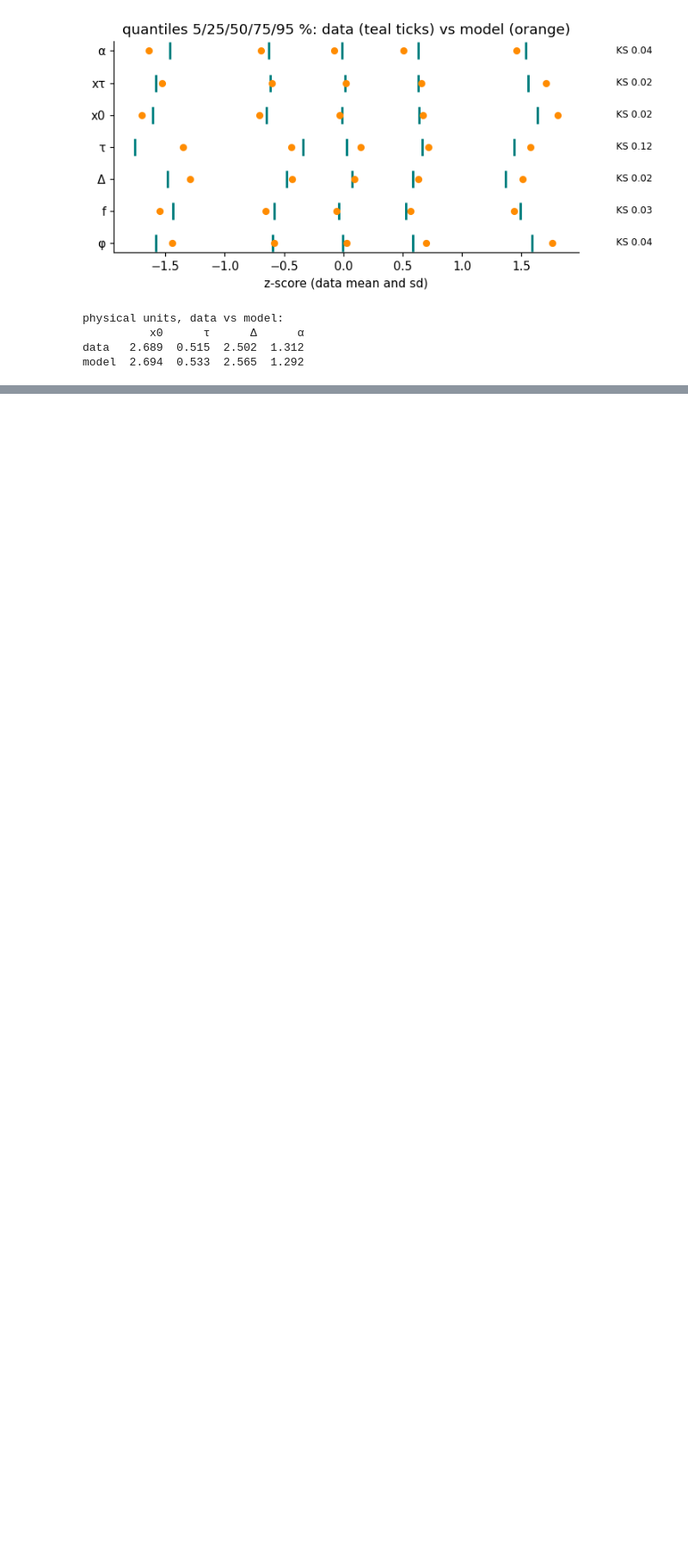
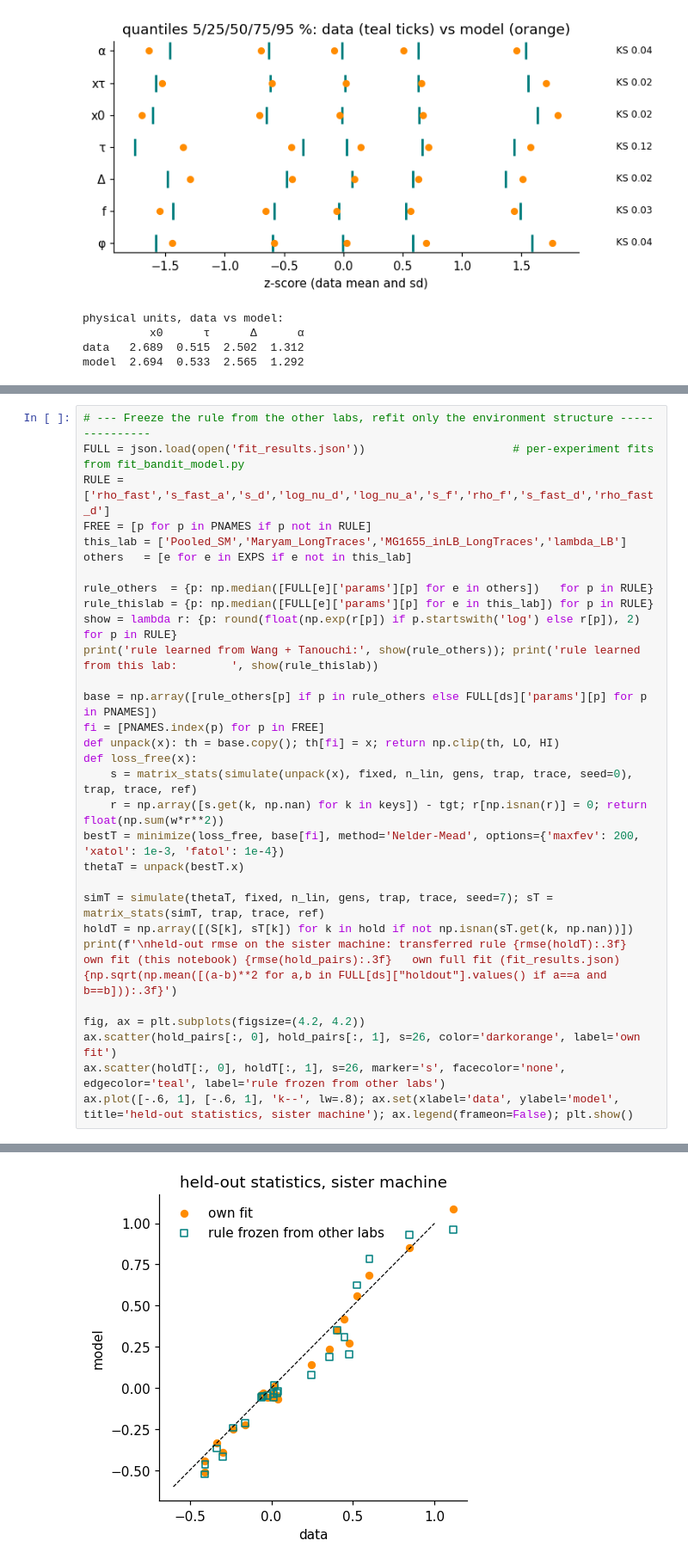
Before and after one commit to astawsky/Multiple-Timescales-in-Bacterial-Growth-Homeostasis, a Jupyter notebook: BayesianBanditModel/growth_homeostasis_bandit.ipynb, the cells around one changed output, grey strips where cells are left out. Shown at 86% size. Drawn from its saved outputs; the diff is of its cells as text; blank space fills up the shorter version.

Commit message:
Cross-lab transfer test: rule frozen across labs; update write-ups, notebook, add fit and transfer results

```diff
--- a/BayesianBanditModel/growth_homeostasis_bandit.ipynb
+++ b/BayesianBanditModel/growth_homeostasis_bandit.ipynb
@@ -502,0 +510,31 @@ model  2.694  0.533  2.565  1.292
+# %%
+# --- Freeze the rule from the other labs, refit only the environment structure ---------------
+FULL = json.load(open('fit_results.json'))                      # per-experiment fits from fit_bandit_model.py
+RULE = ['rho_fast','s_fast_a','s_d','log_nu_d','log_nu_a','s_f','rho_f','s_fast_d','rho_fast_d']
+FREE = [p for p in PNAMES if p not in RULE]
+this_lab = ['Pooled_SM','Maryam_LongTraces','MG1655_inLB_LongTraces','lambda_LB']
+others   = [e for e in EXPS if e not in this_lab]
+
+rule_others  = {p: np.median([FULL[e]['params'][p] for e in others])   for p in RULE}
+rule_thislab = {p: np.median([FULL[e]['params'][p] for e in this_lab]) for p in RULE}
+show = lambda r: {p: round(float(np.exp(r[p]) if p.startswith('log') else r[p]), 2) for p in RULE}
+print('rule learned from Wang + Tanouchi:', show(rule_others)); print('rule learned from this lab:        ', show(rule_thislab))
+
+base = np.array([rule_others[p] if p in rule_others else FULL[ds]['params'][p] for p in PNAMES])
+fi = [PNAMES.index(p) for p in FREE]
+def unpack(x): th = base.copy(); th[fi] = x; return np.clip(th, LO, HI)
+def loss_free(x):
+    s = matrix_stats(simulate(unpack(x), fixed, n_lin, gens, trap, trace, seed=0), trap, trace, ref)
+    r = np.array([s.get(k, np.nan) for k in keys]) - tgt; r[np.isnan(r)] = 0; return float(np.sum(w*r**2))
+bestT = minimize(loss_free, base[fi], method='Nelder-Mead', options={'maxfev': 200, 'xatol': 1e-3, 'fatol': 1e-4})
+thetaT = unpack(bestT.x)
+
+simT = simulate(thetaT, fixed, n_lin, gens, trap, trace, seed=7); sT = matrix_stats(simT, trap, trace, ref)
+holdT = np.array([(S[k], sT[k]) for k in hold if not np.isnan(sT.get(k, np.nan))])
+print(f'\nheld-out rmse on the sister machine: transferred rule {rmse(holdT):.3f}   own fit (this notebook) {rmse(hold_pairs):.3f}   own full fit (fit_results.json) {np.sqrt(np.mean([(a-b)**2 for a,b in FULL[ds]["holdout"].values() if a==a and b==b])):.3f}')
+
+fig, ax = plt.subplots(figsize=(4.2, 4.2))
+ax.scatter(hold_pairs[:, 0], hold_pairs[:, 1], s=26, color='darkorange', label='own fit')
+ax.scatter(holdT[:, 0], holdT[:, 1], s=26, marker='s', facecolor='none', edgecolor='teal', label='rule frozen from other labs')
+ax.plot([-.6, 1], [-.6, 1], 'k--', lw=.8); ax.set(xlabel='data', ylabel='model', title='held-out statistics, sister machine'); ax.legend(frameon=False); plt.show()
+# %% [output]
@@ -503,3 +545,4 @@ model  2.694  0.533  2.565  1.292
+[figure, added]
 # %% [markdown]
 The fit reproduces the CVs, within-cell correlations and distribution shapes (KS ≲ 0.05, except $\tau$, which is frame-quantised in the data) and predicts the held-out statistics to within about ±0.1. The largest held-out miss is the same one as in the HTML: sisters' first-generation timing is more synchronised than shared size and growth rate can explain.
 
```
Also changed, not shown: parts of 4 cells of this notebook, 7 other files.
